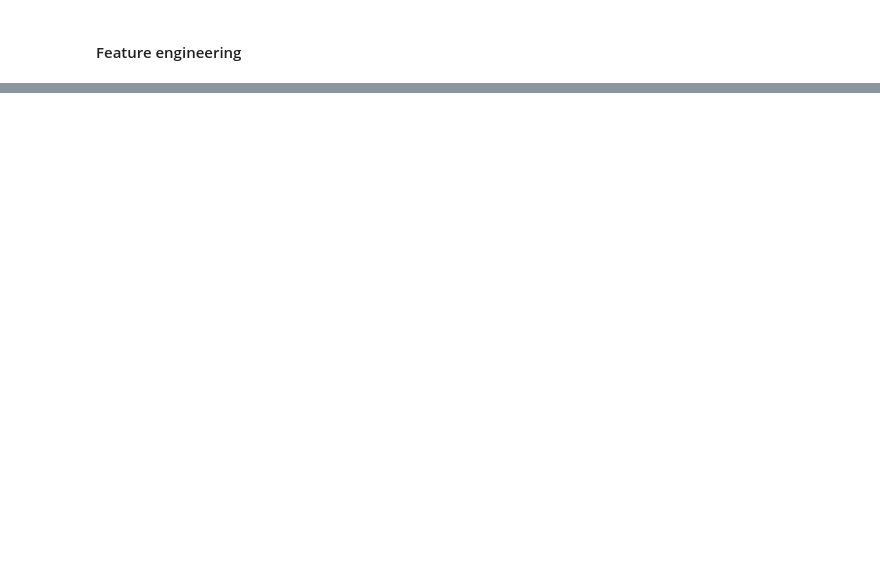
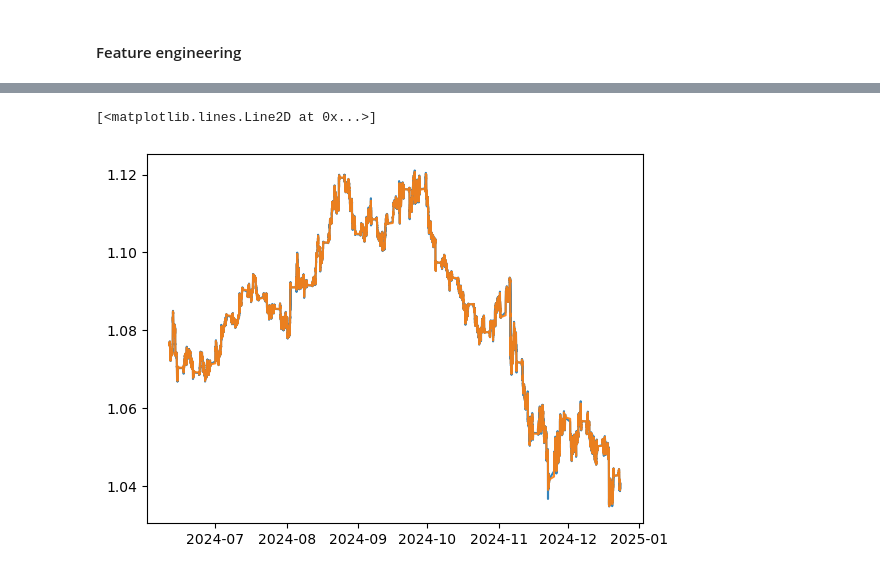
Before and after one commit to DavidGathimbaM/Bot, a Jupyter notebook: bot.ipynb, the cells around one changed output, grey strips where cells are left out. Cells and saved outputs as stored; diff of their text form; code cells hidden in the pictures; blank space fills up the shorter version.

```diff
--- a/bot.ipynb
+++ b/bot.ipynb
@@ -161,0 +350,7 @@ dtype: int64
+# %%
+# Plot EMA 5 and EMA 15
+plt.plot(eurusd_1['DateTime'], eurusd_1['EMA_5'], label='EMA 5', alpha=0.9)
+plt.plot(eurusd_1['DateTime'], eurusd_1['EMA_15'], label='EMA 15', alpha=0.9)
+# %% [output]
+[<matplotlib.lines.Line2D at 0x...>]
+[figure, added]
```
Also changed, not shown: parts of 42 cells of this notebook.
